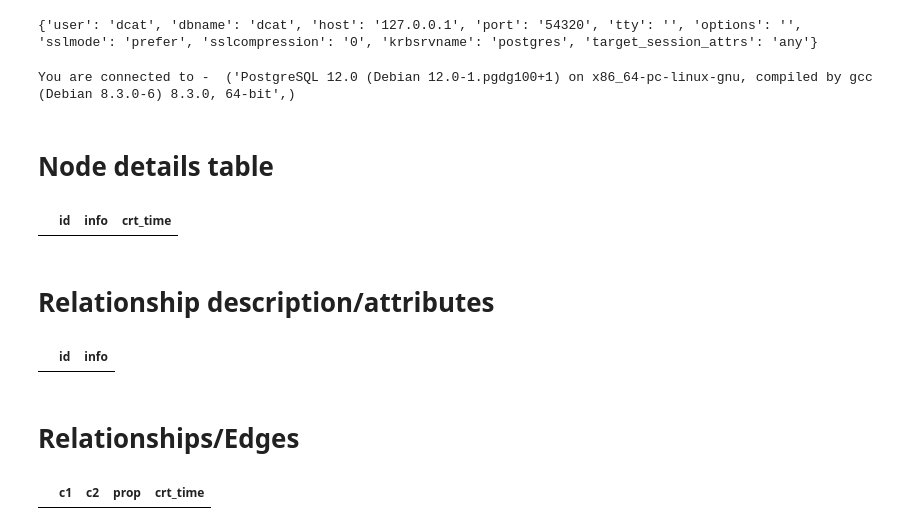
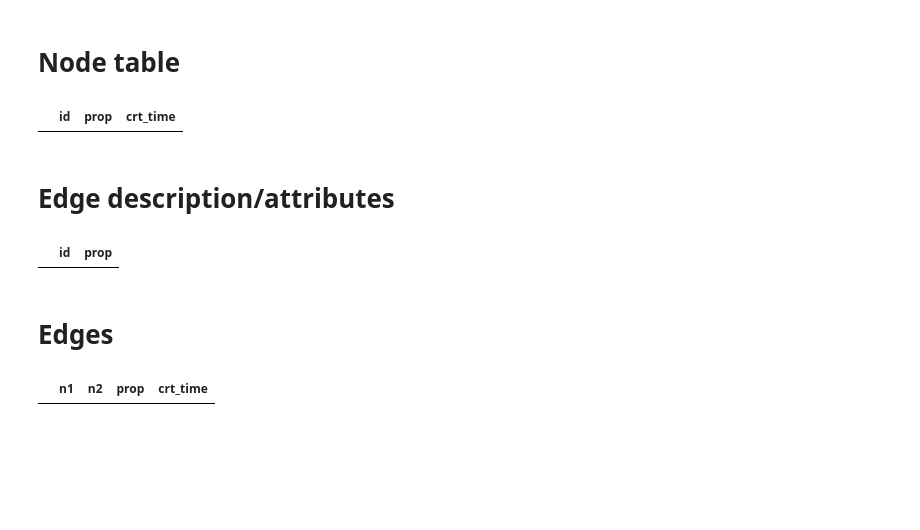
Before and after one commit to navikt/data-catalog-graph, a Jupyter notebook: notebooks/initialize database.ipynb, the cells around one changed output. Drawn from its saved outputs; the diff is of its cells as text; code cells hidden in the pictures; blank space fills up the shorter version.

```diff
--- a/notebooks/initialize database.ipynb
+++ b/notebooks/initialize database.ipynb
@@ -17,16 +11,22 @@ conn = psycopg2.connect(
     host="127.0.0.1",
     port="54320",
     database="dcat")
+# %%
+# vault login -address="https -method=oidc
+# vault read --address="https://vault.adeo.no" postgresql/preprod-fss/creds/datacatalog-term-admin
+
+conn = psycopg2.connect(
+    user="v-oidc-Pau-datacata-8M61CzhFYnWwyGe4RT5T-1573823273",
+    password="A1a-uUUBJHlTN9oyrAQB",
+    host="b27dbvl008.preprod.local",
+    port="5432",
+    database="datacatalog-term")
 # %%
 cur = conn.cursor()
 # %%
 print ( conn.get_dsn_parameters(),"\n")
-# %% [output]
-{'user': 'dcat', 'dbname': 'dcat', 'host': '127.0.0.1', 'port': '54320', 'tty': '', 'options': '', 'sslmode': 'prefer', 'sslcompression': '0', 'krbsrvname': 'postgres', 'target_session_attrs': 'any'}
 # %%
 cur.execute("SELECT version();")
 record = cur.fetchone()
 print("You are connected to - ", record,"\n")
-# %% [output]
-You are connected to -  ('PostgreSQL 12.0 (Debian 12.0-1.pgdg100+1) on x86_64-pc-linux-gnu, compiled by gcc (Debian 8.3.0-6) 8.3.0, 64-bit',)
 # %%
@@ -35,3 +36,3 @@ cur.execute("drop index if exists idx_tbl_er_c2")
 # %% [markdown]
-# Node details table
+# Node table
 # %%
@@ -45,11 +46,11 @@ create table tbl_detail
 );
 """)
 # %%
-sql = "select * from tbl_detail"
+sql = "select * from tbl_node"
 df = sqlio.read_sql_query(sql, conn)
 df.head()
 # %% [output]
-|  | id | info | crt_time |
+|  | id | prop | crt_time |
 # %% [markdown]
-# Relationship description/attributes
+# Edge description/attributes
 # %%
@@ -66,9 +65,9 @@ cur.execute("insert into tbl_er_desc values (1,"");"))
 # %%
-sql = "select * from tbl_er_desc"
+sql = "select * from tbl_edge_desc"
 df = sqlio.read_sql_query(sql, conn)
 df.head()
 # %% [output]
-|  | id | info |
+|  | id | prop |
 # %% [markdown]
-# Relationships/Edges
+# Edges
 # %%
@@ -86,9 +85,9 @@ create table tbl_er     -- What is relationship between ID1 to ID2
 );
 """)
 # %%
-sql = "select * from tbl_er"
+sql = "select * from tbl_edge"
 df = sqlio.read_sql_query(sql, conn)
 df.head()
 # %% [output]
-|  | c1 | c2 | prop | crt_time |
+|  | n1 | n2 | prop | crt_time |
 # %%
```
Also changed, not shown: parts of 9 cells of this notebook, 10 other files.
